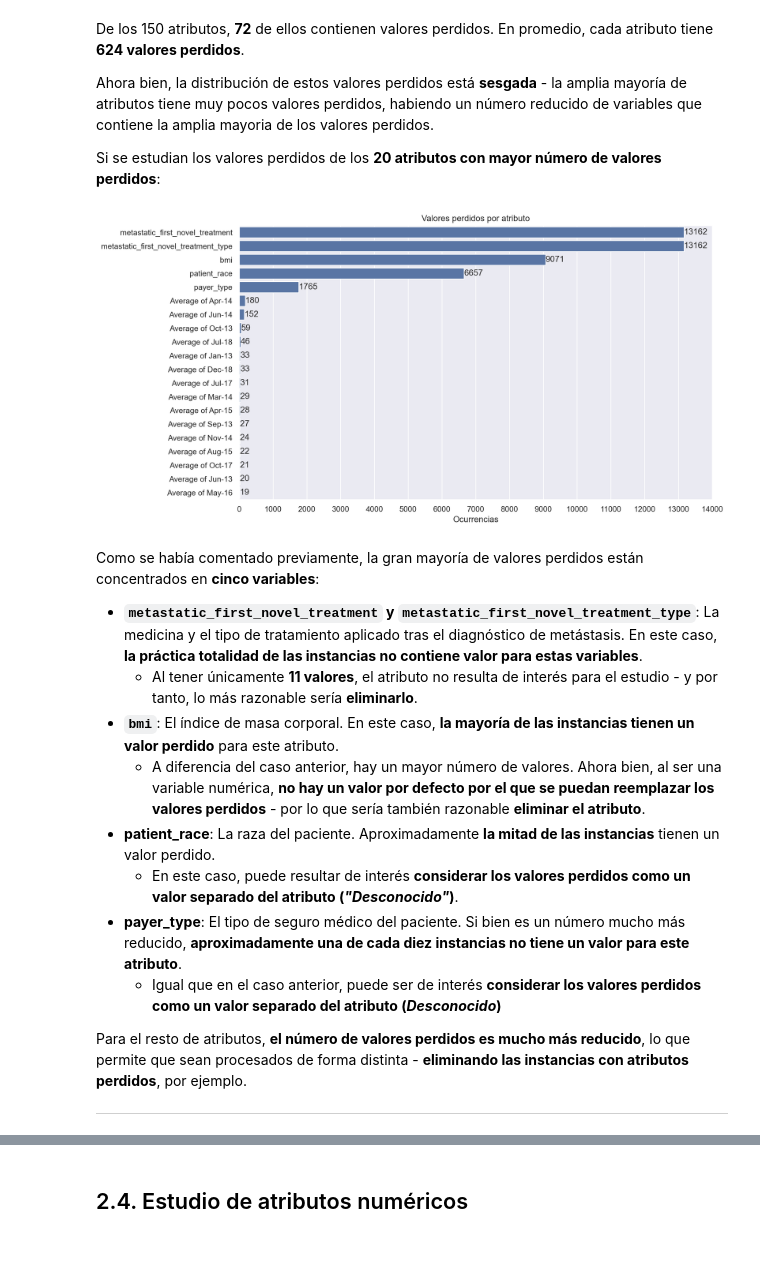
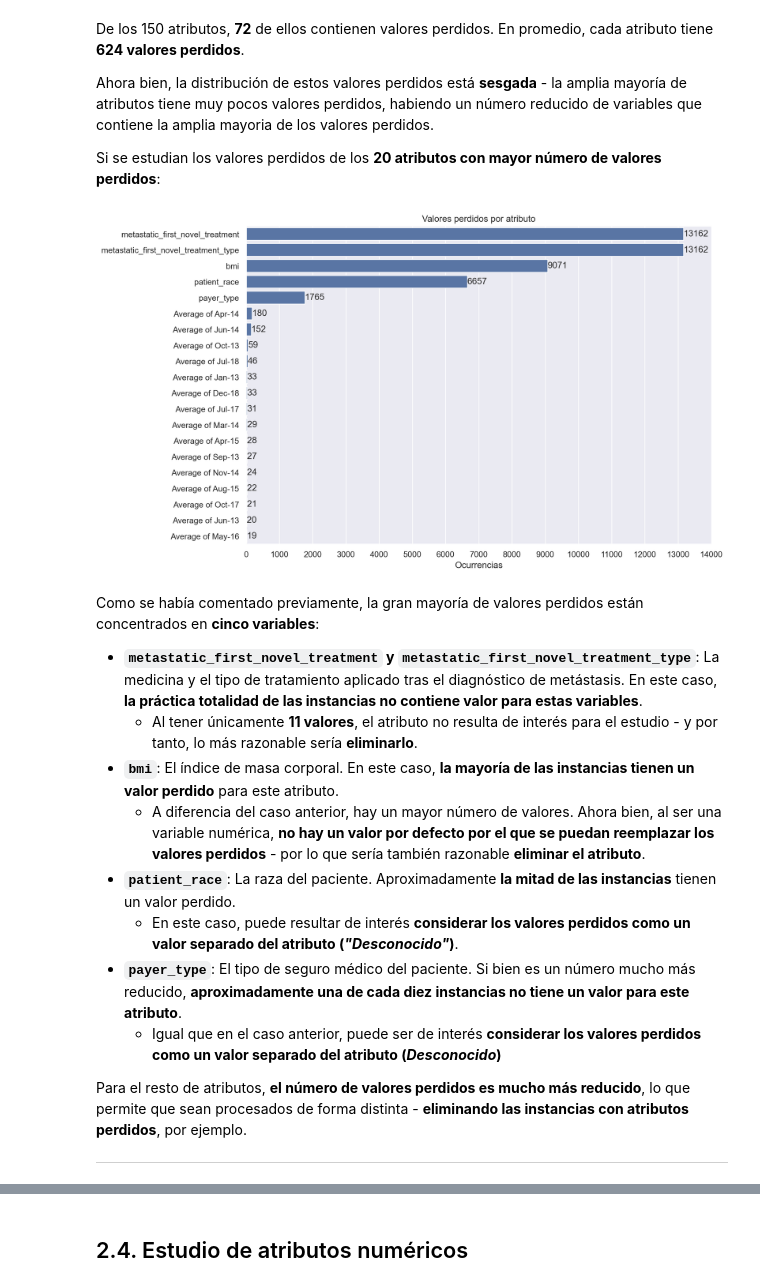
Before and after one commit to MoonDollLuna/cidaen_m5_thesis, a Jupyter notebook: TFM - Luna Jimenez Fernandez - Jupyter.ipynb, the cells around one changed output, grey strips where cells are left out. Saved outputs shown, nothing was run; the diff lists cells and outputs as text; code cells hidden in the pictures; blank space fills up the shorter version.

```diff
--- a/TFM - Luna Jimenez Fernandez - Jupyter.ipynb
+++ b/TFM - Luna Jimenez Fernandez - Jupyter.ipynb
@@ -428,32 +504,36 @@ Si se estudian los valores perdidos de los **20 atributos con mayor número de v
 # %%
 # Create the figure
 plt.figure(figsize=(12, 7));
 
 # Create a bar plot
 ax = sns.barplot(
     # Data is ordered, and only the first 20 variables are kept
     data = (
         missing_values.loc[missing_values_cols]
         .sort_values(ascending=False)
         .nlargest(20)
     ),
     orient="h"
 )
 
 # Add numbers to each bar
 ax.bar_label(ax.containers[0])
 
 # Set a title and X/Y labels
 ax.set(
     xlabel="Ocurrencias",
     ylabel="",
     title="Valores perdidos por atributo"
 );
 
 # Add more ticks to the X label
 ax.set_xticks(range(0, 15000, 1000));
+
+# Show the figure
+plt.tight_layout();
+plt.show();
 # %% [output]
-[figure, old version]
+[figure, new version]
 # %% [markdown]
 Como se había comentado previamente, la gran mayoría de valores perdidos están concentrados en **cinco variables**:
 
@@ -461,9 +541,9 @@ Como se había comentado previamente, la gran mayoría de valores perdidos está
     - Al tener únicamente **11 valores**, el atributo no resulta de interés para el estudio - y por tanto, lo más razonable sería **eliminarlo**.
 - **`bmi`**: El índice de masa corporal. En este caso, **la mayoría de las instancias tienen un valor perdido** para este atributo.
     - A diferencia del caso anterior, hay un mayor número de valores. Ahora bien, al ser una variable numérica, **no hay un valor por defecto por el que se puedan reemplazar los valores perdidos** - por lo que sería también razonable **eliminar el atributo**.
-- **patient_race**: La raza del paciente. Aproximadamente **la mitad de las instancias** tienen un valor perdido.
+- **`patient_race`**: La raza del paciente. Aproximadamente **la mitad de las instancias** tienen un valor perdido.
     - En este caso, puede resultar de interés **considerar los valores perdidos como un valor separado del atributo (*"Desconocido"*)**.
-- **payer_type**: El tipo de seguro médico del paciente. Si bien es un número mucho más reducido, **aproximadamente una de cada diez instancias no tiene un valor para este atributo**.
+- **`payer_type`**: El tipo de seguro médico del paciente. Si bien es un número mucho más reducido, **aproximadamente una de cada diez instancias no tiene un valor para este atributo**.
     - Igual que en el caso anterior, puede ser de interés **considerar los valores perdidos como un valor separado del atributo (*Desconocido*)**
 
 Para el resto de atributos, **el número de valores perdidos es mucho más reducido**, lo que permite que sean procesados de forma distinta - **eliminando las instancias con atributos perdidos**, por ejemplo.
```
Also changed, not shown: parts of 75 cells of this notebook.
